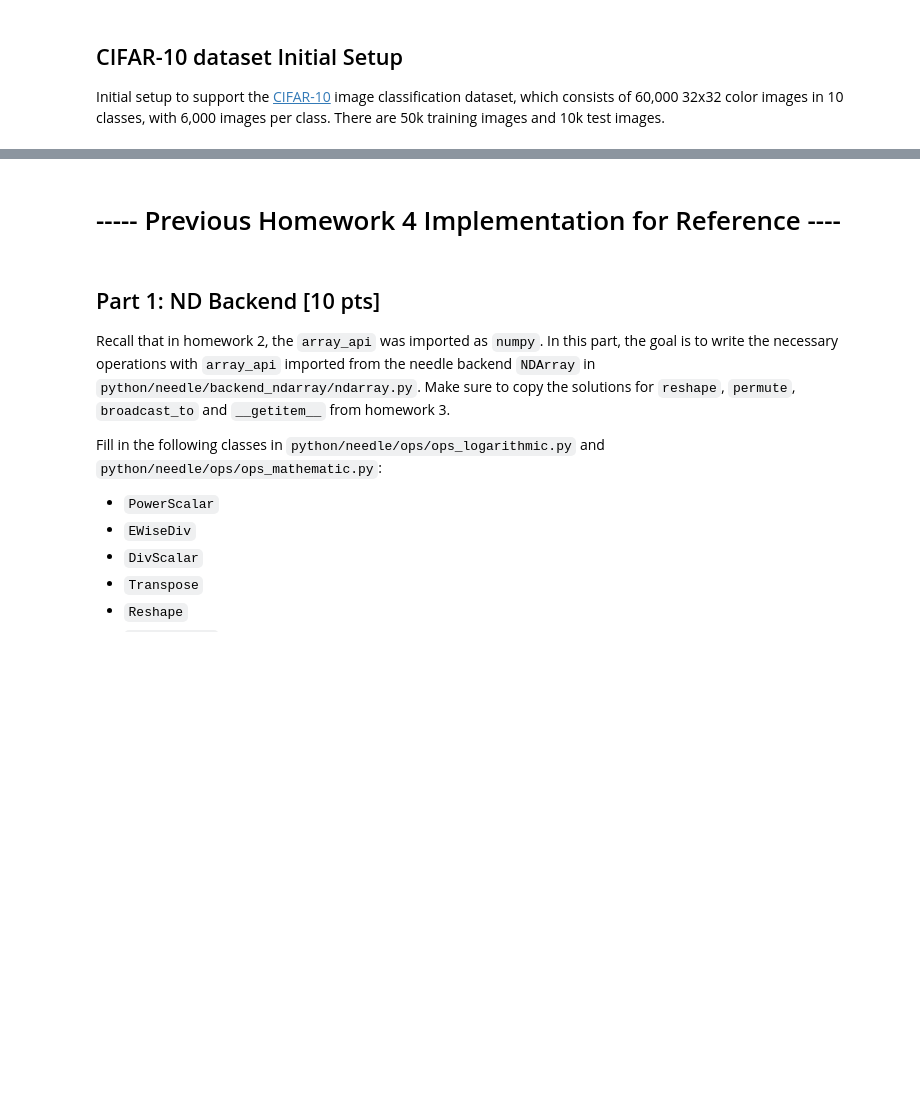
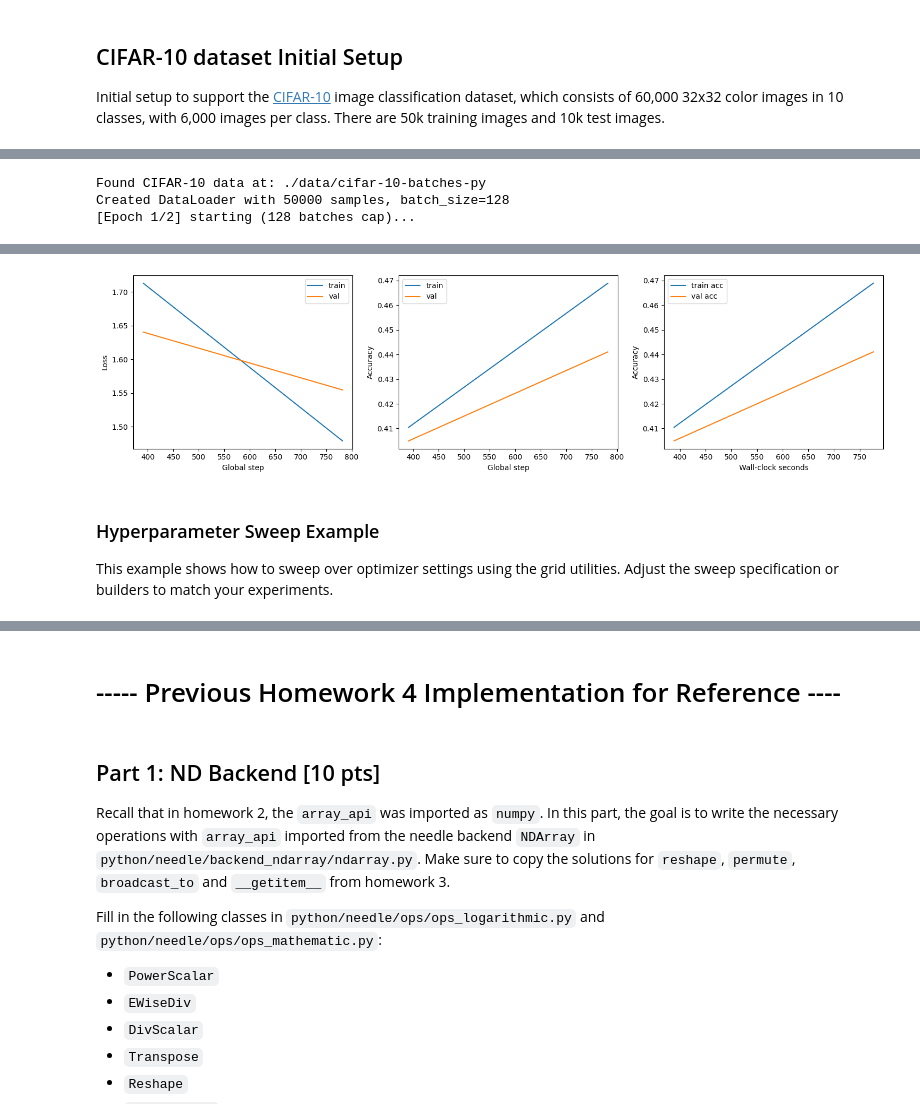
Before and after one commit to royc0003/10714-dlsys-final-project-group-43, a Jupyter notebook: 10714_Final_Project_Team_43.ipynb, the cells around one changed output, grey strips where cells are left out. Cells and saved outputs as stored; diff of their text form; code cells hidden in the pictures; blank space fills up the shorter version.

Commit message:
included finalized project setup

```diff
--- a/10714_Final_Project_Team_43.ipynb
+++ b/10714_Final_Project_Team_43.ipynb
@@ -128,0 +722,76 @@ tests/hw4/test_cifar_ptb_data.py::test_cifar10_loader[cuda-False-15] PASSED [100
+# %%
+import pandas as pd
+import matplotlib.pyplot as plt
+from apps.simple_ml import evaluate_cifar10
+import math
+
+adam_config = {
+    "optimizer": {
+        "name": "adam",
+        "lr": 1e-3,
+        "weight_decay": 5e-4,
+    },
+    "run": {
+        "epochs": 2,
+        "seed": 42,
+        "max_batches": 128,  # limit workload for quick tests
+        "verbose": True,
+        "device": "cuda" if use_cuda else "cpu",
+    },
+    "loss": {
+        "name": "SoftmaxLoss",
+    },
+    "return_history": True,
+    "progress_bar": True,
+}
+
+history = []
+
+val_loader = build_cifar10_train_loader(  # reuse helper but switch to eval data
+    batch_size=128,
+    shuffle=False,
+    device=runtime_device,
+)
+val_loader.dataset.train = False  # assumes CIFAR10Dataset(train=...) flag
+
+val_metrics = []
+
+def capture_epoch(metrics):
+    history.append(metrics)
+    val_acc, val_loss = evaluate_cifar10(model, val_loader)
+    metrics["val_acc"] = val_acc
+    metrics["val_loss"] = val_loss
+    val_metrics.append({"epoch": metrics["epoch"], "val_acc": val_acc, "val_loss": val_loss})
+
+final_acc, final_loss, history = train_cifar10(
+    model,
+    train_loader,
+    optimizer=ndl.optim.Adam,
+    loss_fn=nn.SoftmaxLoss,
+    config=adam_config,
+    metrics_callback=capture_epoch,
+)
+
+steps_per_epoch = math.ceil(len(train_loader.dataset) / train_loader.batch_size)
+hist_df = pd.DataFrame(history)
+hist_df["global_step"] = hist_df["epoch"] * steps_per_epoch
+hist_df["cumulative_sec"] = hist_df["duration_sec"].cumsum()
+
+fig, axes = plt.subplots(1, 3, figsize=(15, 4))
+axes[0].plot(hist_df["global_step"], hist_df["train_loss"], label="train")
+axes[0].plot(hist_df["global_step"], hist_df["val_loss"], label="val")
+axes[0].set_xlabel("Global step"); axes[0].set_ylabel("Loss"); axes[0].legend()
+
+axes[1].plot(hist_df["global_step"], hist_df["train_acc"], label="train")
+axes[1].plot(hist_df["global_step"], hist_df["val_acc"], label="val")
+axes[1].set_xlabel("Global step"); axes[1].set_ylabel("Accuracy"); axes[1].legend()
+
+axes[2].plot(hist_df["cumulative_sec"], hist_df["train_acc"], label="train acc")
+axes[2].plot(hist_df["cumulative_sec"], hist_df["val_acc"], label="val acc")
+axes[2].set_xlabel("Wall-clock seconds"); axes[2].set_ylabel("Accuracy"); axes[2].legend()
+
+plt.tight_layout()
+# %% [output]
+Found CIFAR-10 data at: ./data/cifar-10-batches-py
+Created DataLoader with 50000 samples, batch_size=128
+[Epoch 1/2] starting (128 batches cap)...
@@ -128,0 +801,4 @@ tests/hw4/test_cifar_ptb_data.py::test_cifar10_loader[cuda-False-15] PASSED [100
+[figure, added]
+# %% [markdown]
+### Hyperparameter Sweep Example
+This example shows how to sweep over optimizer settings using the grid utilities. Adjust the sweep specification or builders to match your experiments.
```
Also changed, not shown: parts of 45 cells of this notebook.
